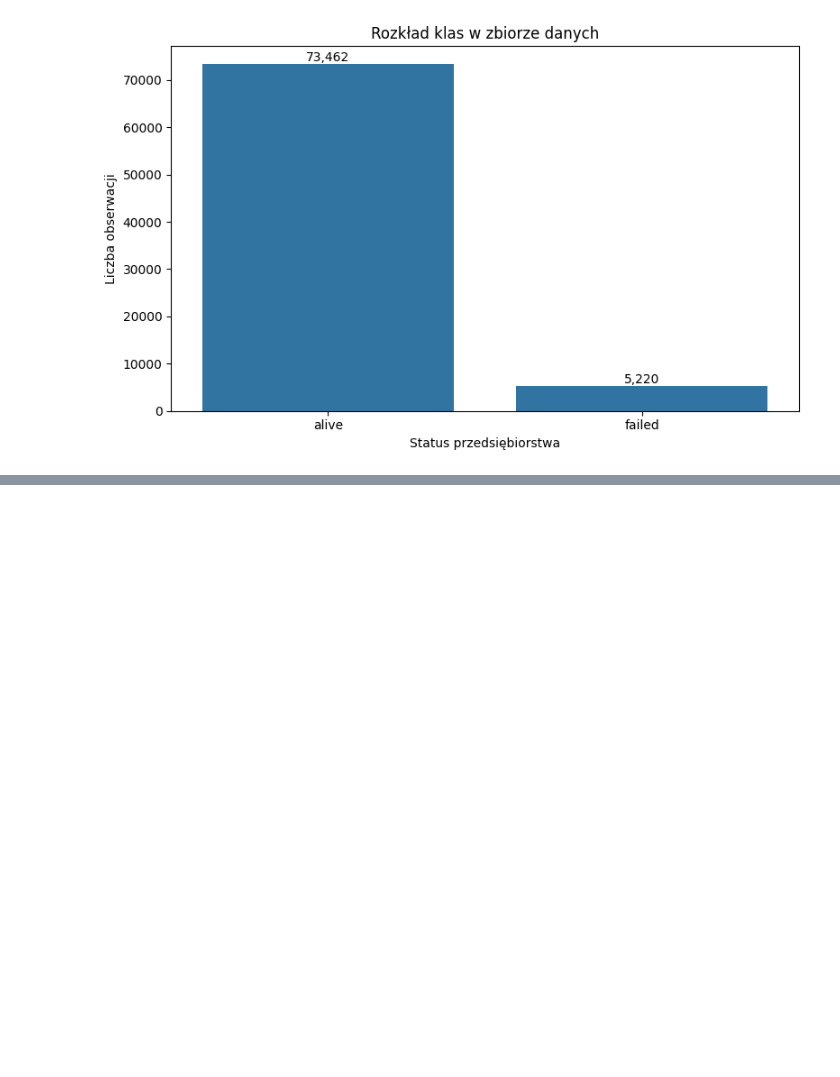
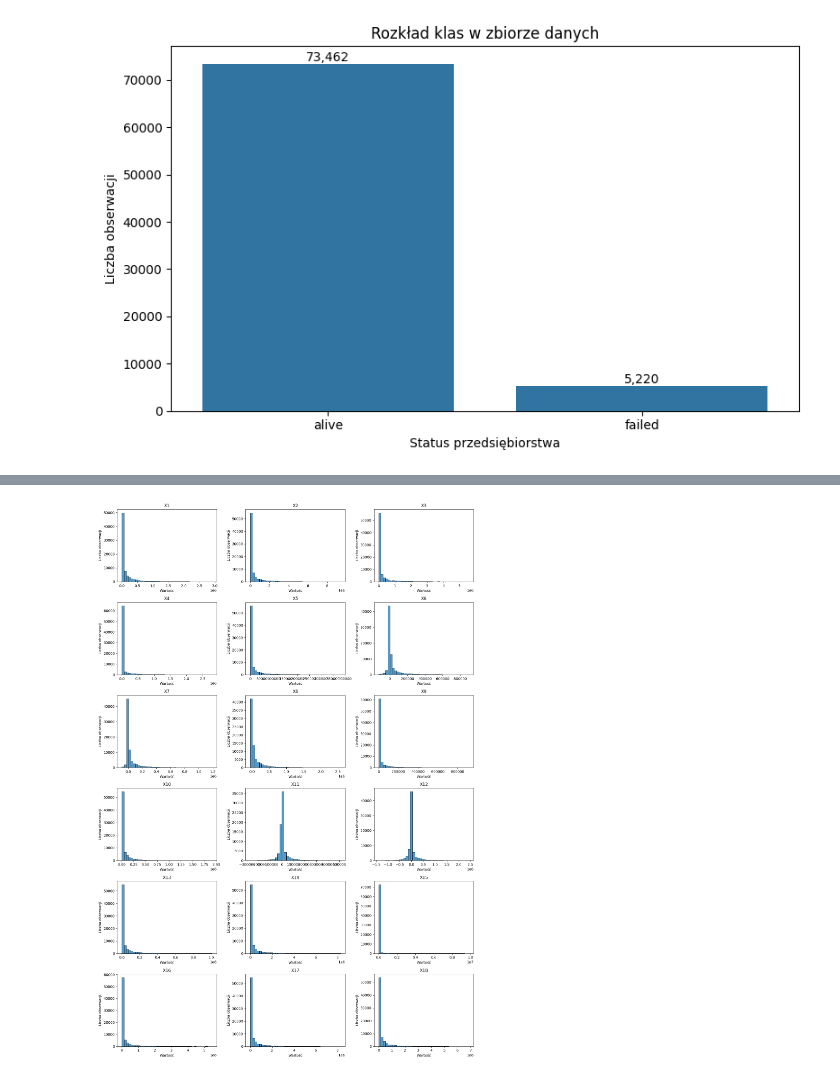
Before and after one commit to marczyz/Projekt_inzynierski-main, a Jupyter notebook: Projekt_inzynierski-main/analiza_danych.ipynb, the cells around one changed output, grey strips where cells are left out. Saved outputs shown, nothing was run; the diff lists cells and outputs as text; code cells hidden in the pictures; blank space fills up the shorter version.

```diff
--- a/Projekt_inzynierski-main/analiza_danych.ipynb
+++ b/Projekt_inzynierski-main/analiza_danych.ipynb
@@ -148,0 +225,8 @@ plt.show()
+# %%
+cechy = [f"X{i}" for i in range(1, 19)]
+
+statystyki = df[cechy].describe().T
+
+statystyki["mediana"] = df[cechy].median()
+
+display(statystyki.round(2))
@@ -148,0 +258,26 @@ plt.show()
+# %%
+fig, axes = plt.subplots(6, 3, figsize=(15, 22))
+
+for i, kolumna in enumerate(cechy):
+    ax = axes.flat[i]
+
+    dane = df[kolumna].dropna()
+
+    # Ograniczamy zakres wizualizacji do percentyli 1–99.
+    dol = dane.quantile(0.01)
+    gora = dane.quantile(0.99)
+
+    sns.histplot(
+        dane[(dane >= dol) & (dane <= gora)],
+        bins=40,
+        ax=ax
+    )
+
+    ax.set_title(kolumna)
+    ax.set_xlabel("Wartość")
+    ax.set_ylabel("Liczba obserwacji")
+
+plt.tight_layout()
+plt.show()
+# %% [output]
+[figure, added]
```
Also changed, not shown: parts of 7 cells of this notebook.
